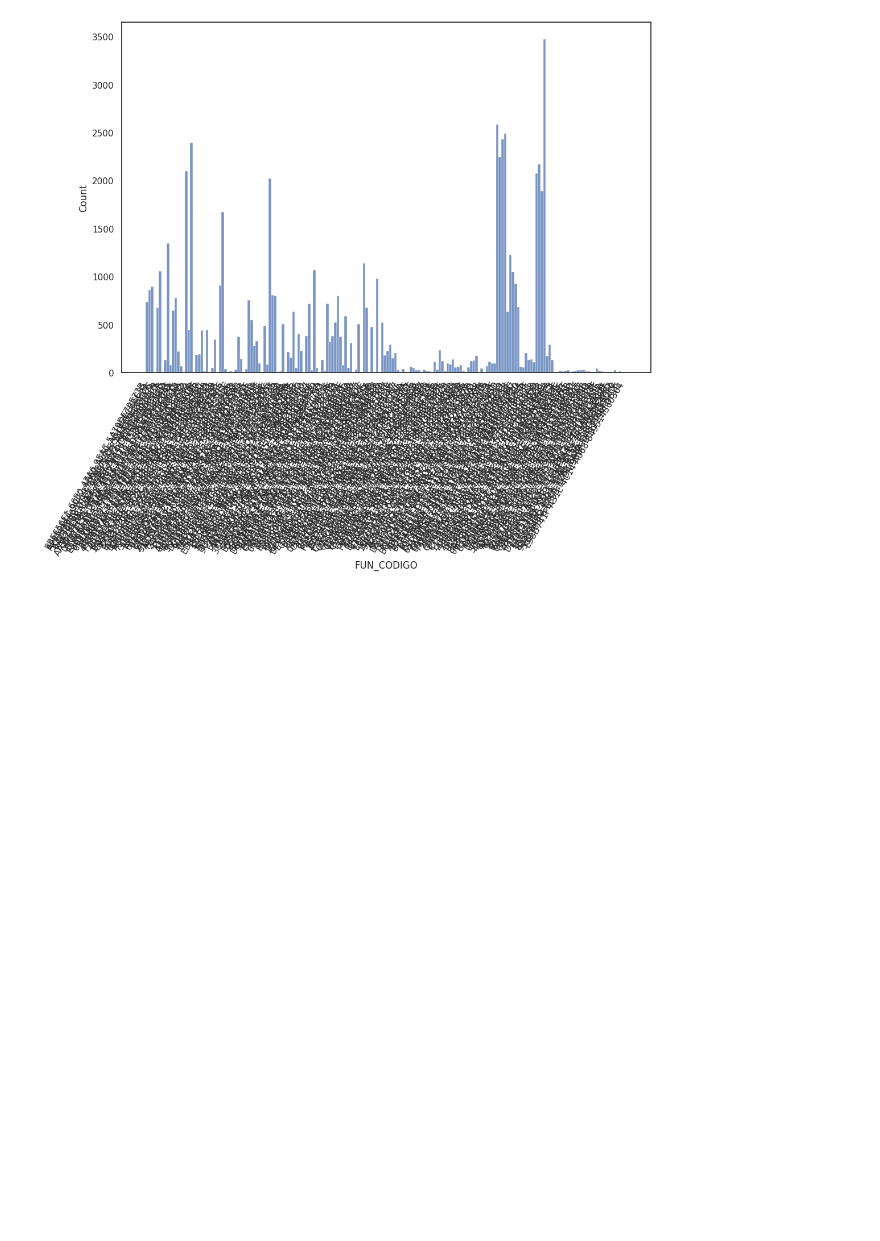
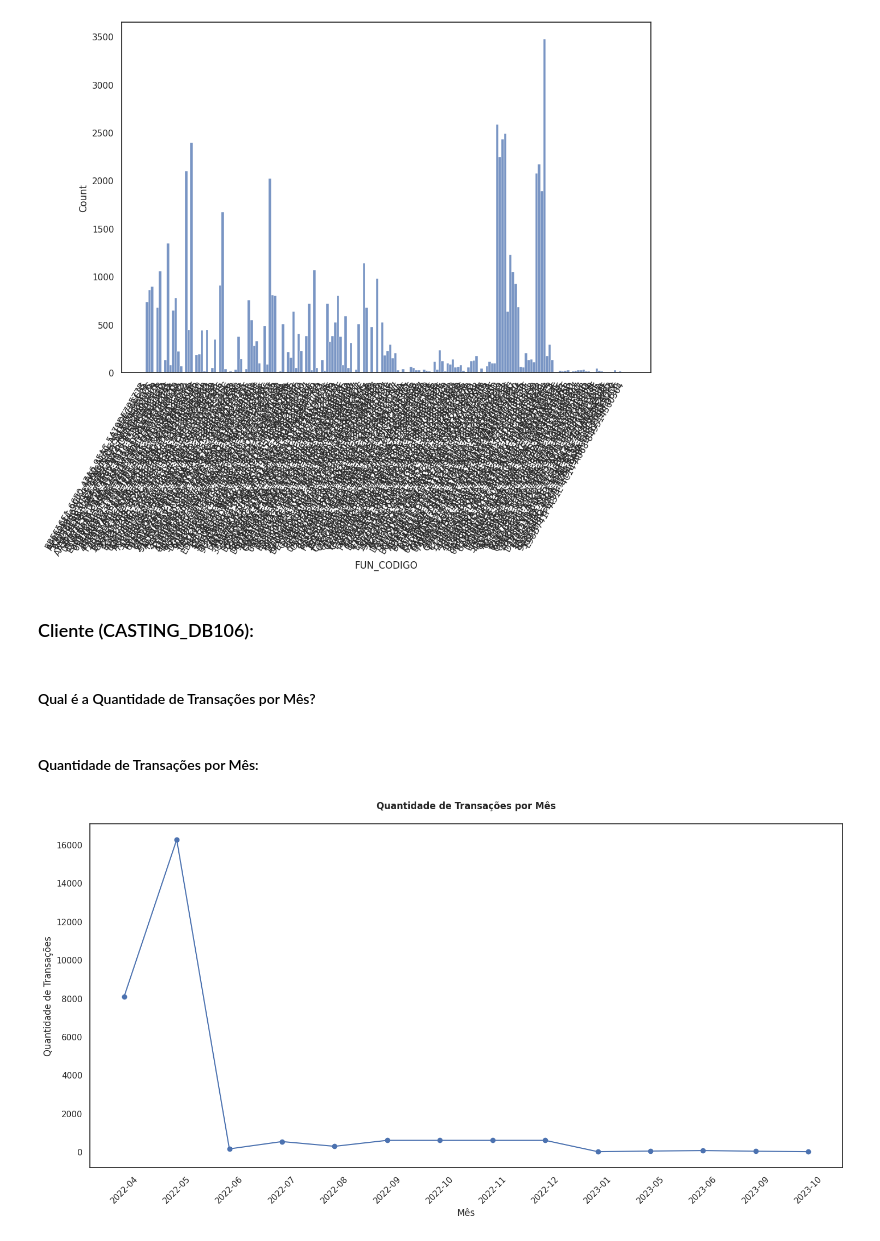
Before and after one commit to SamuelBarbosaDev/Casting, a Jupyter notebook: notebooks/data_visualization.ipynb, the cells around one changed output. Saved outputs shown, nothing was run; the diff lists cells and outputs as text; code cells hidden in the pictures; blank space fills up the shorter version.

Commit message:
feat: Estudo visual sobre cada cliente

```diff
--- a/notebooks/data_visualization.ipynb
+++ b/notebooks/data_visualization.ipynb
@@ -22,0 +26,8 @@ display(df.head(3))
+# %%
+path = r'../data/dataset_CASTING_DB106.csv'
+df_db106 = pd.read_csv(
+    filepath_or_buffer=path,
+    parse_dates=['VUF_DT'],
+    index_col='VUF_DT',
+    usecols=['VUF_DT', 'VUF_VLRLIQFINAL']
+)
@@ -122,3 +157,31 @@ casting.gráfico_histplot(
 )
 # %% [output]
 [figure]
+# %% [markdown]
+### Cliente (CASTING_DB106):
+# %% [markdown]
+#### Qual é a Quantidade de Transações por Mês?
+# %%
+# Agrupe por mês e conte o número de transações em cada mês
+qtd_de_transacoes_por_mes = df_db106.groupby(df_db106.index.to_period('M')).size()
+
+# Renomeie as colunas para que sejam mais descritivas
+qtd_de_transacoes_por_mes = qtd_de_transacoes_por_mes.reset_index()
+qtd_de_transacoes_por_mes.columns = ['Mês', 'Quantidade de Transações']
+
+# Converta o período em uma representação de string do mês
+qtd_de_transacoes_por_mes['Mês'] = qtd_de_transacoes_por_mes['Mês'].dt.strftime('%Y-%m')
+# %% [markdown]
+#### Quantidade de Transações por Mês:
+# %%
+casting.gráfico_linha_plot(
+    data=qtd_de_transacoes_por_mes,
+    x='Mês',
+    y='Quantidade de Transações',
+    figsize=(15,8),
+    titulo='Quantidade de Transações por Mês',
+    titulo_x='Mês',
+    titulo_y='Quantidade de Transações',
+)
+# %% [output]
+[figure, added]
```
Also changed, not shown: parts of 31 cells of this notebook.
